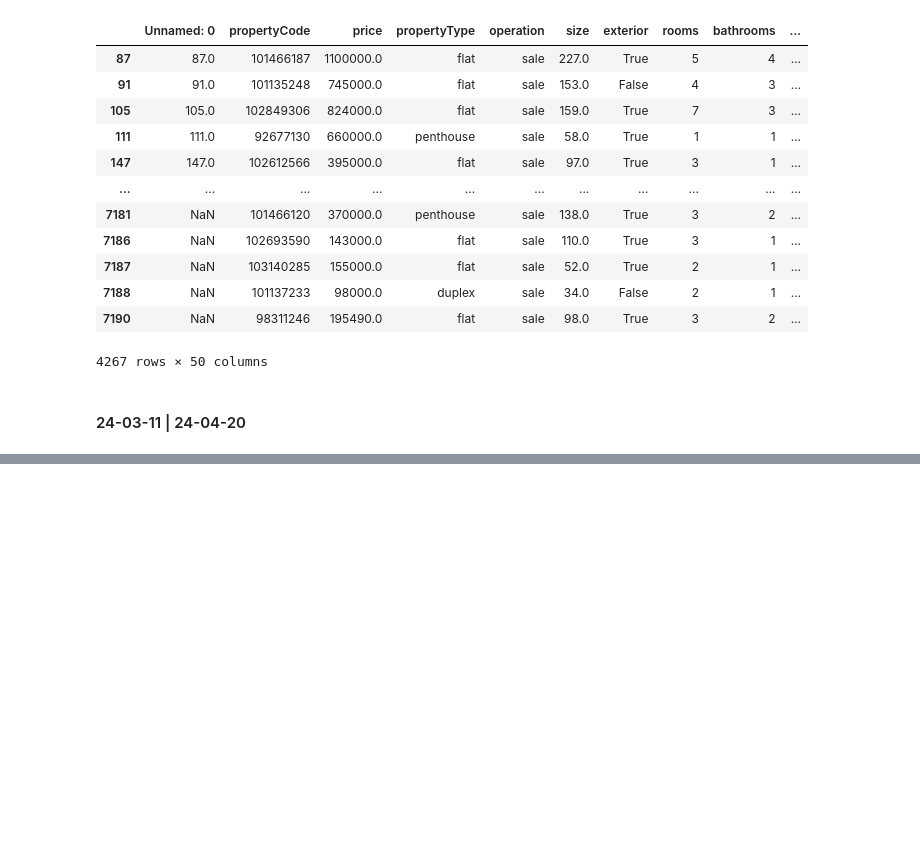
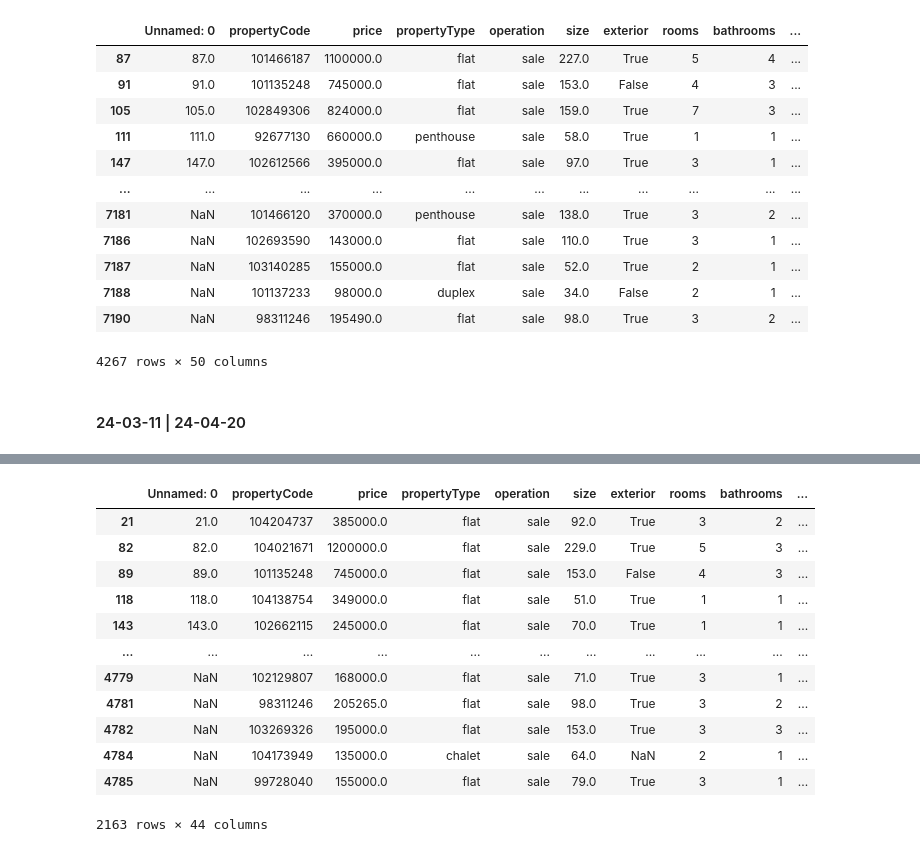
Before and after one commit to asgr29/EDA_Inmuebles_Idealista, a Jupyter notebook: src/notebooks/notebook-eda.ipynb, the cells around one changed output, grey strips where cells are left out. Drawn from its saved outputs; the diff is of its cells as text; code cells hidden in the pictures; blank space fills up the shorter version.

```diff
--- a/src/notebooks/notebook-eda.ipynb
+++ b/src/notebooks/notebook-eda.ipynb
@@ -382,0 +663,17 @@ df_union_01_08.loc[duplicados]
+# %%
+duplicados_2 = df_union_04_20["propertyCode"].duplicated()
+df_union_04_20.loc[duplicados_2]
+# %% [output]
+|  | Unnamed: 0 | propertyCode | price | propertyType | operation | size | exterior | rooms | bathrooms | ... |
+| 21 | 21.0 | 104204737 | 385000.0 | flat | sale | 92.0 | True | 3 | 2 | ... |
+| 82 | 82.0 | 104021671 | 1200000.0 | flat | sale | 229.0 | True | 5 | 3 | ... |
+| 89 | 89.0 | 101135248 | 745000.0 | flat | sale | 153.0 | False | 4 | 3 | ... |
+| 118 | 118.0 | 104138754 | 349000.0 | flat | sale | 51.0 | True | 1 | 1 | ... |
+| 143 | 143.0 | 102662115 | 245000.0 | flat | sale | 70.0 | True | 1 | 1 | ... |
+| ... | ... | ... | ... | ... | ... | ... | ... | ... | ... | ... |
+| 4779 | NaN | 102129807 | 168000.0 | flat | sale | 71.0 | True | 3 | 1 | ... |
+| 4781 | NaN | 98311246 | 205265.0 | flat | sale | 98.0 | True | 3 | 2 | ... |
+| 4782 | NaN | 103269326 | 195000.0 | flat | sale | 153.0 | True | 3 | 3 | ... |
+| 4784 | NaN | 104173949 | 135000.0 | chalet | sale | 64.0 | NaN | 2 | 1 | ... |
+| 4785 | NaN | 99728040 | 155000.0 | flat | sale | 79.0 | True | 3 | 1 | ... |
+2163 rows × 44 columns
```
Also changed, not shown: parts of 18 cells of this notebook.
